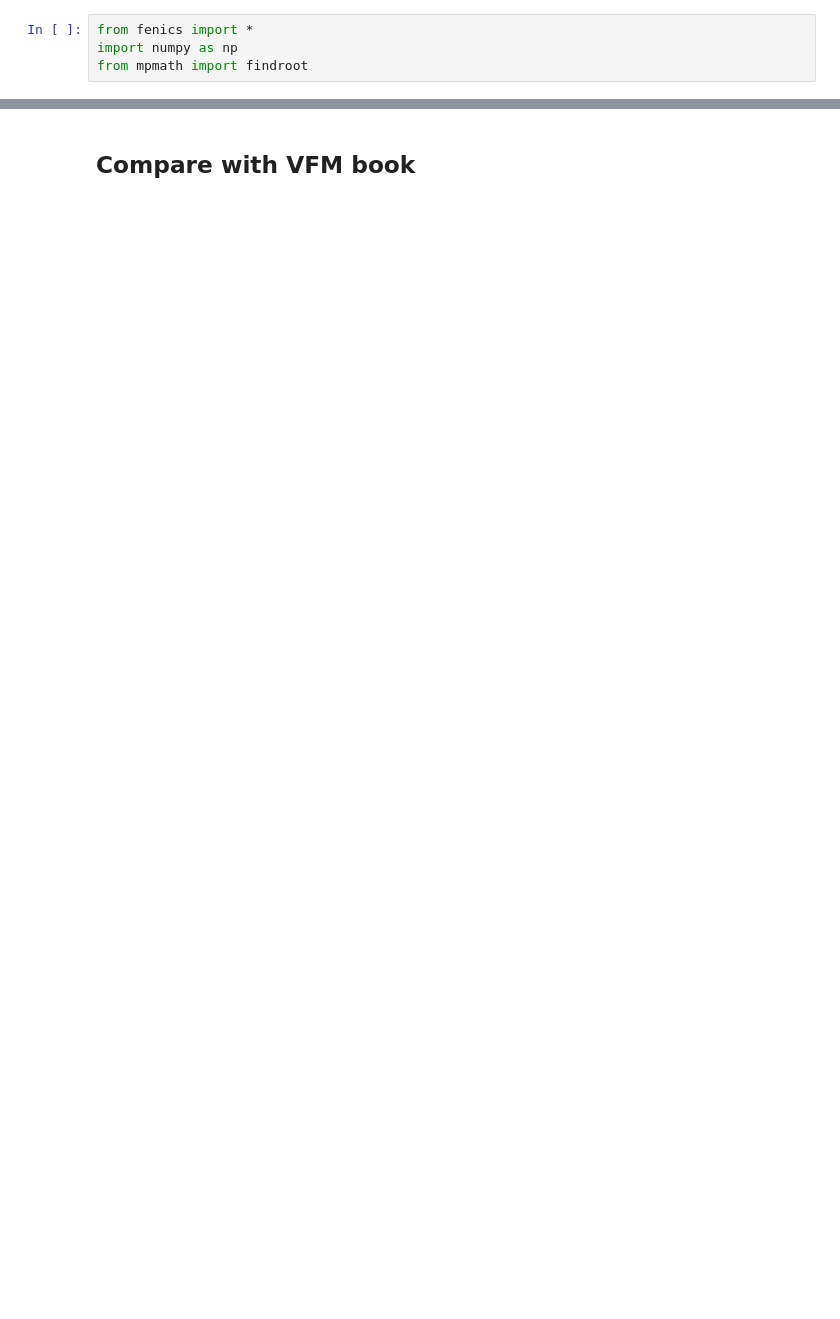
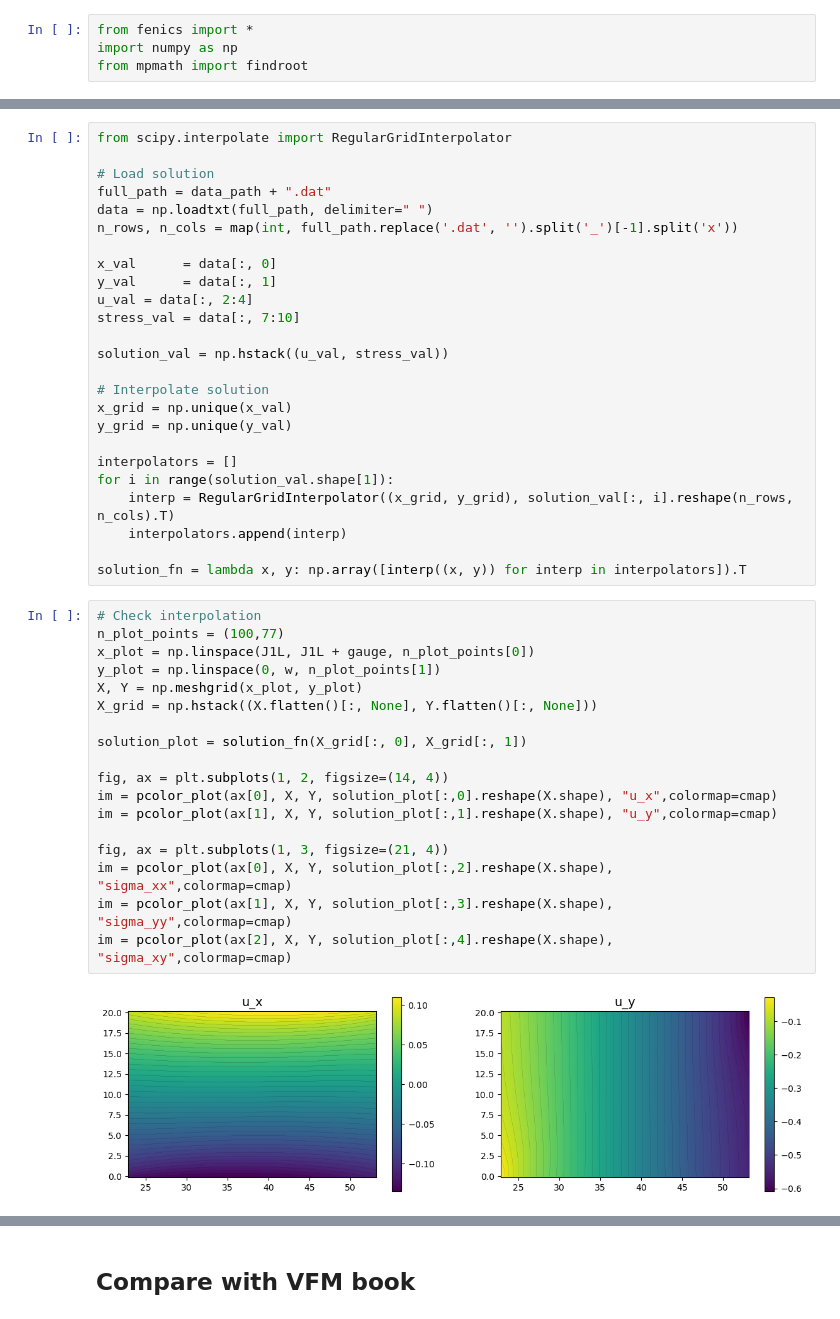
Before and after one commit to bonneted/PINN-MT2.0, a Jupyter notebook: 3_iosipescu/fem_forward.ipynb, the cells around one changed output, grey strips where cells are left out. Saved outputs shown, nothing was run; the diff lists cells and outputs as text; blank space fills up the shorter version.

```diff
--- a/3_iosipescu/fem_forward.ipynb
+++ b/3_iosipescu/fem_forward.ipynb
@@ -218,0 +296,45 @@ plt.show()
+# %%
+from scipy.interpolate import RegularGridInterpolator
+
+# Load solution
+full_path = data_path + ".dat"
+data = np.loadtxt(full_path, delimiter=" ")
+n_rows, n_cols = map(int, full_path.replace('.dat', '').split('_')[-1].split('x'))
+
+x_val      = data[:, 0]
+y_val      = data[:, 1]
+u_val = data[:, 2:4]
+stress_val = data[:, 7:10]
+
+solution_val = np.hstack((u_val, stress_val))
+
+# Interpolate solution
+x_grid = np.unique(x_val)
+y_grid = np.unique(y_val)
+
+interpolators = []
+for i in range(solution_val.shape[1]):
+    interp = RegularGridInterpolator((x_grid, y_grid), solution_val[:, i].reshape(n_rows, n_cols).T)
+    interpolators.append(interp)
+
+solution_fn = lambda x, y: np.array([interp((x, y)) for interp in interpolators]).T
+# %%
+# Check interpolation
+n_plot_points = (100,77)
+x_plot = np.linspace(J1L, J1L + gauge, n_plot_points[0])
+y_plot = np.linspace(0, w, n_plot_points[1])
+X, Y = np.meshgrid(x_plot, y_plot)
+X_grid = np.hstack((X.flatten()[:, None], Y.flatten()[:, None]))
+
+solution_plot = solution_fn(X_grid[:, 0], X_grid[:, 1])
+
+fig, ax = plt.subplots(1, 2, figsize=(14, 4))
+im = pcolor_plot(ax[0], X, Y, solution_plot[:,0].reshape(X.shape), "u_x",colormap=cmap)
+im = pcolor_plot(ax[1], X, Y, solution_plot[:,1].reshape(X.shape), "u_y",colormap=cmap)
+
+fig, ax = plt.subplots(1, 3, figsize=(21, 4))
+im = pcolor_plot(ax[0], X, Y, solution_plot[:,2].reshape(X.shape), "sigma_xx",colormap=cmap)
+im = pcolor_plot(ax[1], X, Y, solution_plot[:,3].reshape(X.shape), "sigma_yy",colormap=cmap)
+im = pcolor_plot(ax[2], X, Y, solution_plot[:,4].reshape(X.shape), "sigma_xy",colormap=cmap)
+# %% [output]
+[figure, added]
```
Also changed, not shown: parts of 7 cells of this notebook, 6 other files.
